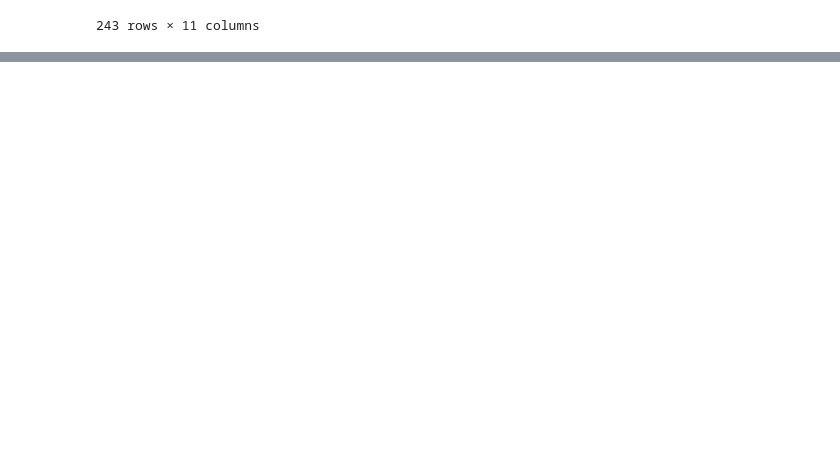
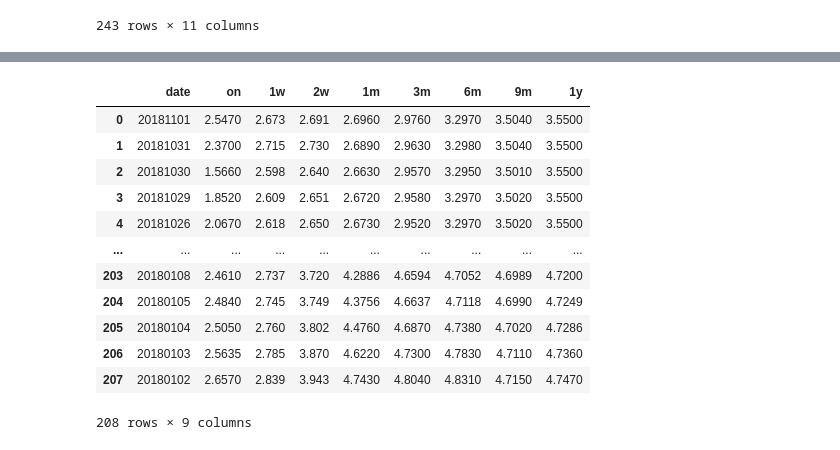
Before and after one commit to bizeasy17/investtrack, a Jupyter notebook: jupyternb/Machine Learning Foundations.ipynb, the cells around one changed output, grey strips where cells are left out. Cells and saved outputs as stored; diff of their text form; code cells hidden in the pictures; blank space fills up the shorter version.

```diff
--- a/jupyternb/Machine Learning Foundations.ipynb
+++ b/jupyternb/Machine Learning Foundations.ipynb
@@ -287,0 +358,17 @@ df
+# %%
+df = pro.shibor(start_date='20180101', end_date='20181101')
+df
+# %% [output]
+|  | date | on | 1w | 2w | 1m | 3m | 6m | 9m | 1y |
+| 0 | 20181101 | 2.5470 | 2.673 | 2.691 | 2.6960 | 2.9760 | 3.2970 | 3.5040 | 3.5500 |
+| 1 | 20181031 | 2.3700 | 2.715 | 2.730 | 2.6890 | 2.9630 | 3.2980 | 3.5040 | 3.5500 |
+| 2 | 20181030 | 1.5660 | 2.598 | 2.640 | 2.6630 | 2.9570 | 3.2950 | 3.5010 | 3.5500 |
+| 3 | 20181029 | 1.8520 | 2.609 | 2.651 | 2.6720 | 2.9580 | 3.2970 | 3.5020 | 3.5500 |
+| 4 | 20181026 | 2.0670 | 2.618 | 2.650 | 2.6730 | 2.9520 | 3.2970 | 3.5020 | 3.5500 |
+| ... | ... | ... | ... | ... | ... | ... | ... | ... | ... |
+| 203 | 20180108 | 2.4610 | 2.737 | 3.720 | 4.2886 | 4.6594 | 4.7052 | 4.6989 | 4.7200 |
+| 204 | 20180105 | 2.4840 | 2.745 | 3.749 | 4.3756 | 4.6637 | 4.7118 | 4.6990 | 4.7249 |
+| 205 | 20180104 | 2.5050 | 2.760 | 3.802 | 4.4760 | 4.6870 | 4.7380 | 4.7020 | 4.7286 |
+| 206 | 20180103 | 2.5635 | 2.785 | 3.870 | 4.6220 | 4.7300 | 4.7830 | 4.7110 | 4.7360 |
+| 207 | 20180102 | 2.6570 | 2.839 | 3.943 | 4.7430 | 4.8040 | 4.8310 | 4.7150 | 4.7470 |
+208 rows × 9 columns
```
Also changed, not shown: parts of 9 cells of this notebook, 4 other files.
